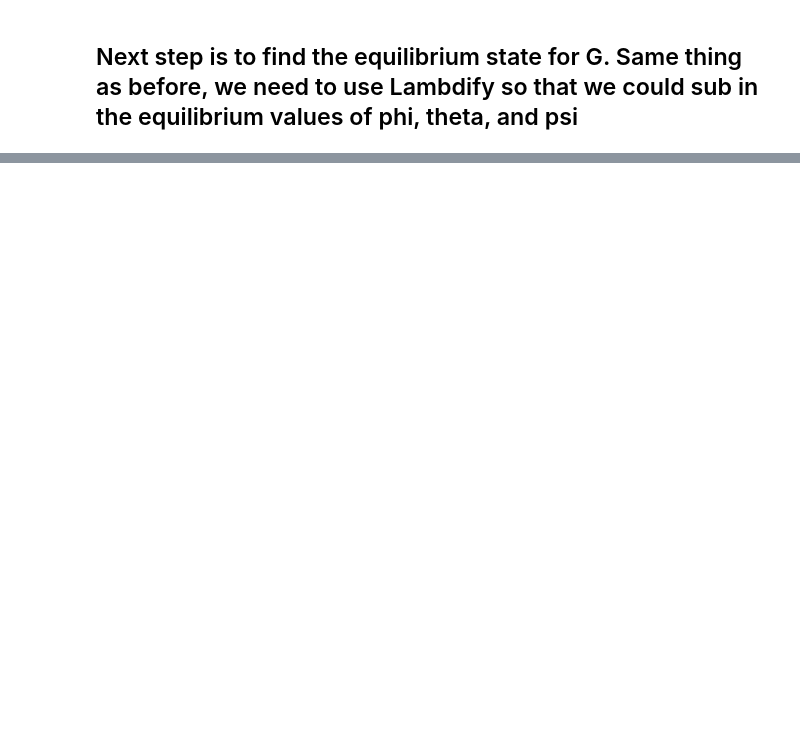
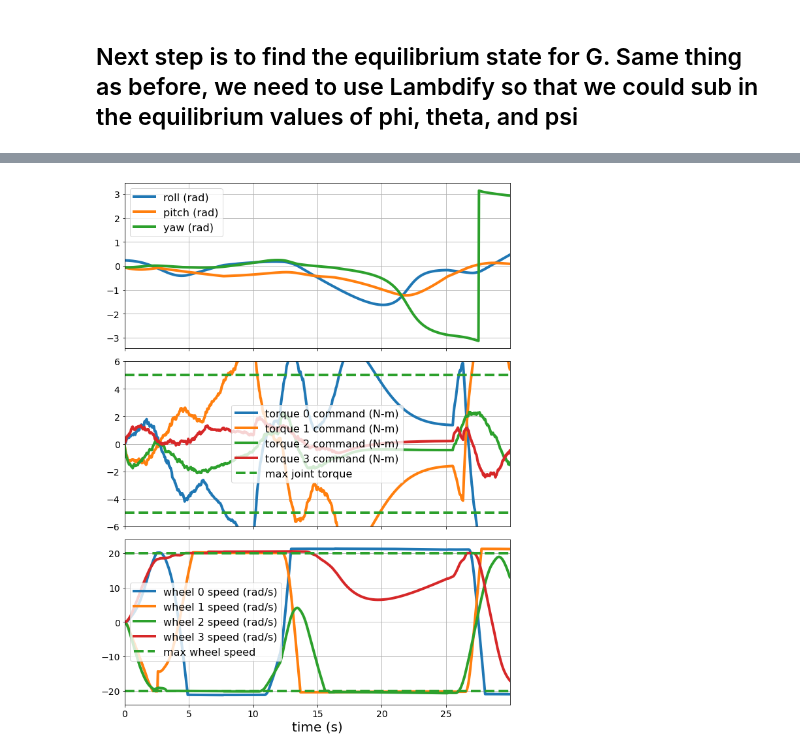
Before and after one commit to ISSUIUC/ISS_Learning_Controls, a Jupyter notebook: controls-demo/DeriveEOM.ipynb, the cells around one changed output, grey strips where cells are left out. Drawn from its saved outputs; the diff is of its cells as text; code cells hidden in the pictures; blank space fills up the shorter version.

```diff
--- a/controls-demo/DeriveEOM.ipynb
+++ b/controls-demo/DeriveEOM.ipynb
@@ -286,0 +453,40 @@ array([[ 0.        ,  0.        , -2.625     ,  0.        ,  0.        ,
+# %%
+# Create a figure with subplots that all share the same x-axis
+fig, (ax_rpy, ax_tau, ax_v) = plt.subplots(3, 1, figsize=(9, 12), sharex=True)
+
+# Roll, pitch, and yaw angles
+ax_rpy.plot(data['t'], data['rpy'][0, :], label='roll (rad)', linewidth=4)
+ax_rpy.plot(data['t'], data['rpy'][1, :], label='pitch (rad)', linewidth=4)
+ax_rpy.plot(data['t'], data['rpy'][2, :], label='yaw (rad)', linewidth=4)
+ax_rpy.grid()
+ax_rpy.legend(fontsize=16)
+ax_rpy.tick_params(labelsize=14)
+
+# Wheel torques
+for i in range(4):
+    ax_tau.plot(data['t'], data['tau'][i, :], label=f'torque {i} command (N-m)', linewidth=4)
+ax_tau.plot(data['t'], np.ones_like(data['t']) * robot.tau_max, '--', label='max joint torque', linewidth=4, color='C2')
+ax_tau.plot(data['t'], -np.ones_like(data['t']) * robot.tau_max, '--', linewidth=4, color='C2')
+ax_tau.grid()
+ax_tau.legend(fontsize=16)
+ax_tau.tick_params(labelsize=14)
+ax_tau.set_ylim(-1.2 * robot.tau_max, 1.2 * robot.tau_max)
+
+# Wheel speeds
+for i in range(4):
+    ax_v.plot(data['t'], data['v'][i, :], label=f'wheel {i} speed (rad/s)', linewidth=4)
+ax_v.plot(data['t'], np.ones_like(data['t']) * robot.v_max, '--', label='max wheel speed', linewidth=4, color='C2')
+ax_v.plot(data['t'], -np.ones_like(data['t']) * robot.v_max, '--', linewidth=4, color='C2')
+ax_v.grid()
+ax_v.legend(fontsize=16)
+ax_v.tick_params(labelsize=14)
+ax_v.set_ylim(-1.2 * robot.v_max, 1.2 * robot.v_max)
+
+# Set shared x-axis properties
+ax_v.set_xlabel('time (s)', fontsize=20)
+ax_v.set_xlim([data['t'][0], data['t'][-1]])
+
+# Make the arrangement of subplots look nice
+fig.tight_layout()
+# %% [output]
+[figure, added]
```
Also changed, not shown: parts of 13 cells of this notebook.
